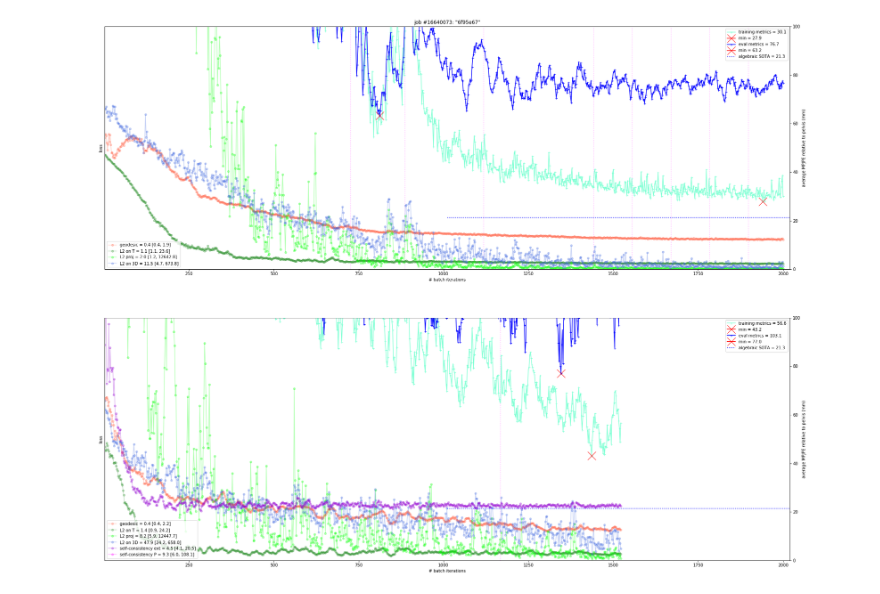
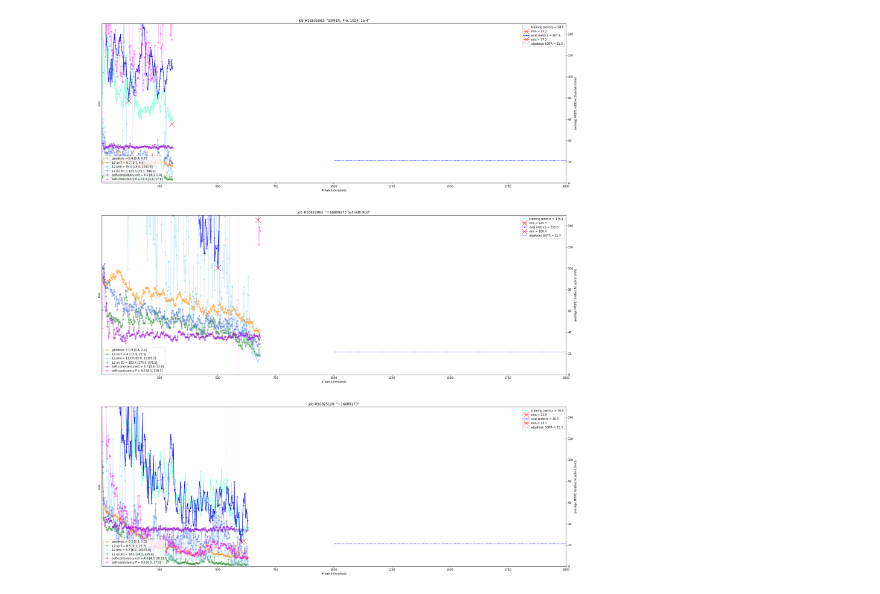
Before and after one commit to karfly/learnable-triangulation-pytorch, a Jupyter notebook: tom.ipynb, the cells around one changed output. Drawn from its saved outputs; the diff is of its cells as text; code cells hidden in the pictures.

```diff
--- a/tom.ipynb
+++ b/tom.ipynb
@@ -60,21 +60,37 @@ def plot_jobs(jobs, titles, training_batch_size=8, metrics_ylim=[0, 1e2], n_max_
         plot_job(axis, jobs[0], titles[0], training_batch_size, metrics_ylim, n_max_epochs)
 # %%
 jobs = list(zip(*[
-    # SOTA superv R|t
-    ('16640073', '6f95e67'),  # 16779861
+    # pelvis NOT in origin, super R|t, super 3D KPs
+    #('16640073', '6f95e67'),  # 16779861
     #('16647158', '=16640073, 10% dataset'),
-    ('16802162', ''),  # 16795195, 16797454
+    ('16831062', '33f91fc, Fro, 1024, 1e-4'),  # continuing from 16809173  # 16795195, 16797454, 16802162
+    ('16822962', '=16809173 but with Rod'),
 
-    # SOTA superv R|t (pelvis sitting on origin => predict just d)
-    #('16700068', '1ac51aa but with Rod'),  # 16700001 with 6D, 16772316 by mean Fro
+    # pelvis NOT in origin, NOT super R|t, super 3D KPs
+    # ...
 
-    # SOTA unsuperv R|t (pelvis sitting on origin)
-    #('16712639', '6db8028 but no KP centering'),  # 16711084
+    # pelvis in origin, superv R|t, super 3D KPs
+    ('16825120', '~16809173'),
+    #('16700068', '1ac51aa but with Rod'),  # 16772316 by mean Fro
 
-    # SOTA unsuperv 3D, R|t (pelvis sitting on origin)
-    #('16731852', '217c24c but wdecy=2, gclip=0.25'),  # 16731537, 16729378, 16721459
+    # pelvis in origin, NOT superv R|t, super 3D KPs
+    #('16712639', '6db8028 (Rod) but no KP centering!'),  # 16711084
+
+
+
+    # pelvis NOT in origin, super R|t, super 2D KPs
+    # ...
+
+    # pelvis NOT in origin, NOT super R|t, super 2D KPs
+    # ...
+
+    # pelvis in origin, superv R|t, super 2D KPs
+    # ...
+
+    # pelvis in origin, NOT superv R|t, super 2D KPs
+    # ('16729378', '217c24c but wdecy=2, gclip=0.25'),  # 16731537, 16729378, 16721459
 ]))
 
-plot_jobs(jobs[0], jobs[1], metrics_ylim=[0, 1e2], n_max_epochs=10.1e2)
+plot_jobs(jobs[0], jobs[1], metrics_ylim=[0, 150], n_max_epochs=10e2)
 # %% [output]
-[figure, old version]
+[figure, new version]
```
Also changed, not shown: 3 other files.
